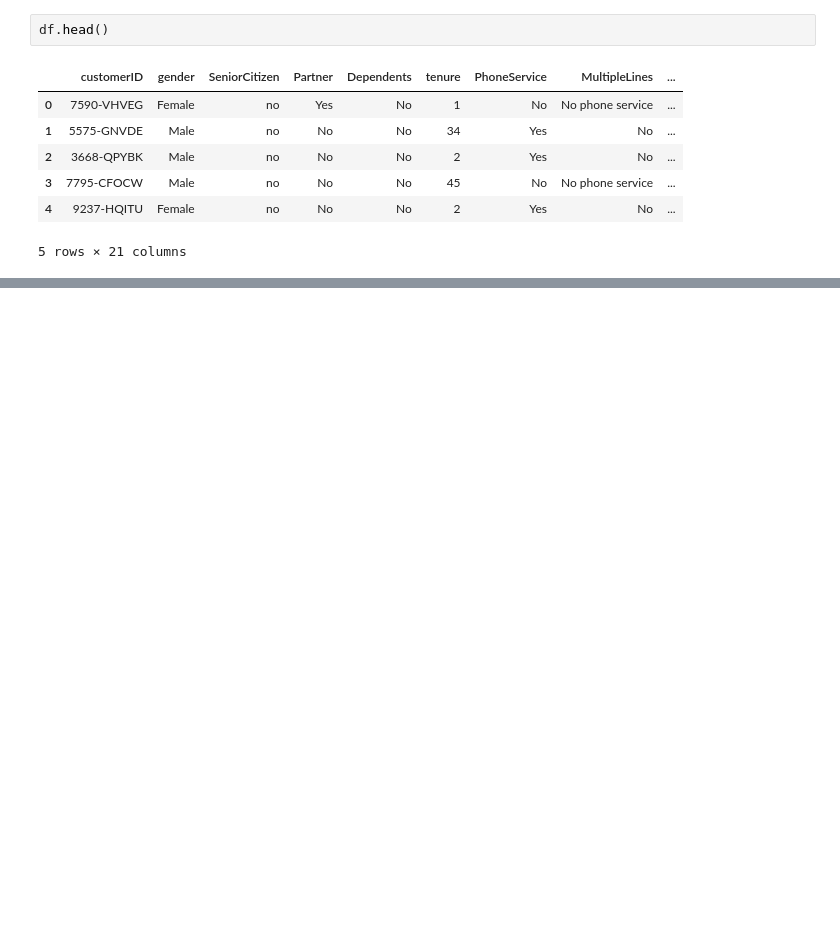
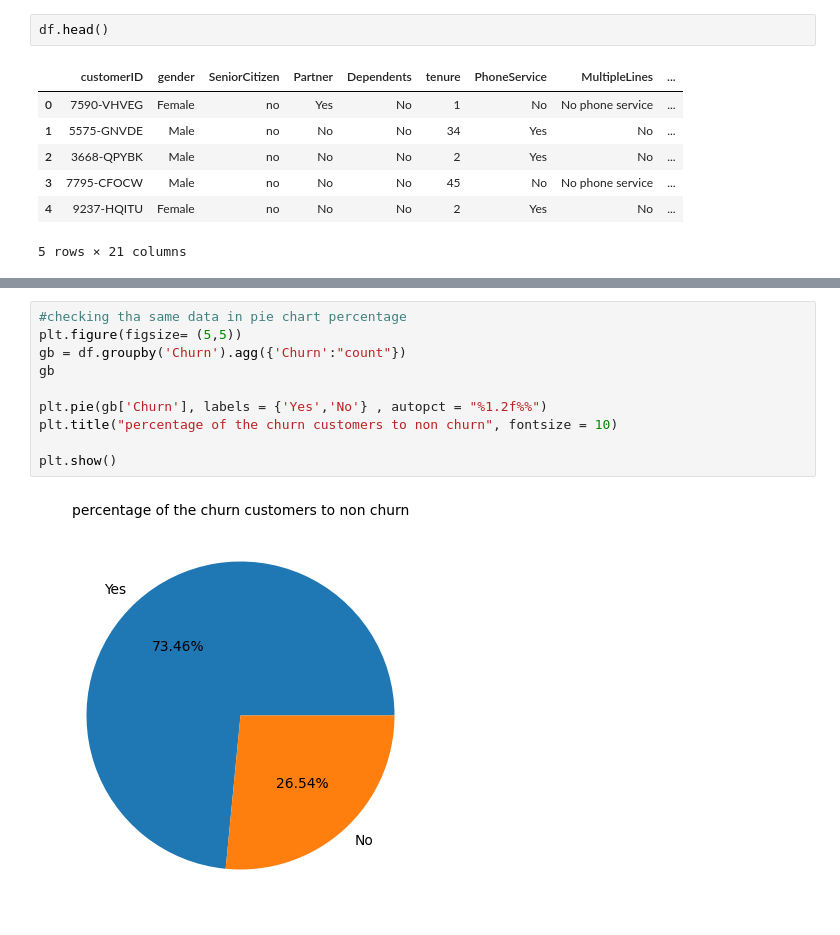
Before and after one commit to nazkisam/DataAnalysisTelecom, a Jupyter notebook: exploration.ipynb, the cells around one changed output, grey strips where cells are left out. Drawn from its saved outputs; the diff is of its cells as text; blank space fills up the shorter version.

```diff
--- a/exploration.ipynb
+++ b/exploration.ipynb
@@ -94,0 +129,12 @@ df.head()
+# %%
+#checking tha same data in pie chart percentage
+plt.figure(figsize= (5,5))
+gb = df.groupby('Churn').agg({'Churn':"count"})
+gb
+
+plt.pie(gb['Churn'], labels = {'Yes','No'} , autopct = "%1.2f%%")
+plt.title("percentage of the churn customers to non churn", fontsize = 10)
+
+plt.show()
+# %% [output]
+[figure, added]
```
Also changed, not shown: parts of 9 cells of this notebook.
